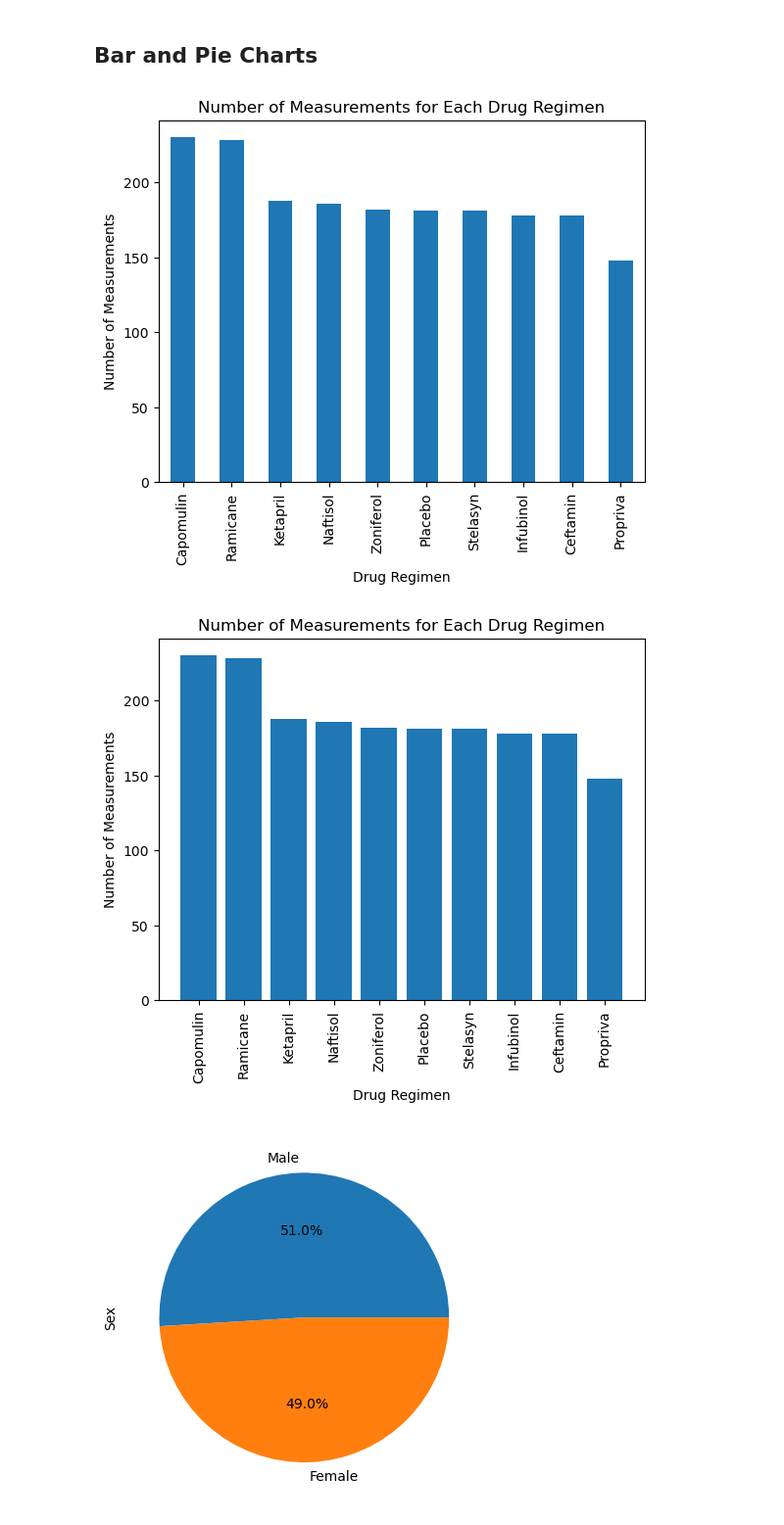
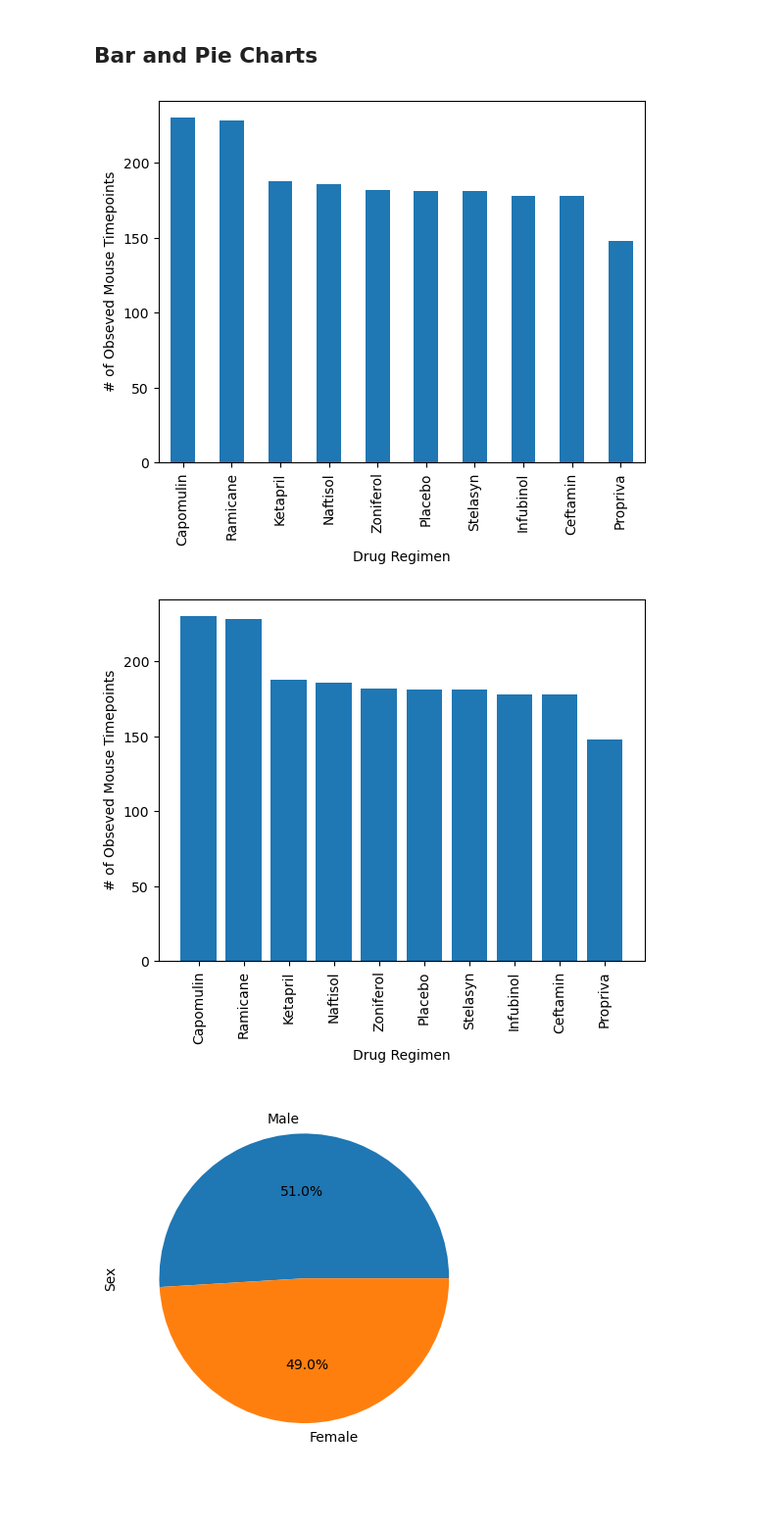
Before and after one commit to Amirgol00/matplotlib_challlenge, a Jupyter notebook: pymaceuticals_code.ipynb, the cells around one changed output. Shown at 98% size. Cells and saved outputs as stored; diff of their text form; code cells hidden in the pictures; blank space fills up the shorter version.

```diff
--- a/pymaceuticals_code.ipynb
+++ b/pymaceuticals_code.ipynb
@@ -150,23 +150,21 @@ summary_stats_advanced
 # %%
 # Generate a bar plot showing the total number of rows (Mouse ID/Timepoints) for each drug regimen using Pandas.
 measurement_count = clean_data['Drug Regimen'].value_counts()
 measurement_count.plot(kind='bar')
 plt.xlabel('Drug Regimen')
-plt.ylabel('Number of Measurements')
-plt.title('Number of Measurements for Each Drug Regimen')
+plt.ylabel('# of Obseved Mouse Timepoints')
 plt.show()
 # %% [output]
-[figure, old version]
+[figure, new version]
 # %%
 # Generate a bar plot showing the total number of rows (Mouse ID/Timepoints) for each drug regimen using pyplot.
 plt.bar(measurement_count.index, measurement_count.values)
 plt.xlabel('Drug Regimen')
-plt.ylabel('Number of Measurements')
-plt.title('Number of Measurements for Each Drug Regimen')
+plt.ylabel('# of Obseved Mouse Timepoints')
 plt.xticks(rotation=90)
 plt.show()
 # %% [output]
-[figure, old version]
+[figure, new version]
 # %%
 # Counting the number of female and male mice
 gender_distribution = clean_data['Sex'].value_counts()
```
Also changed, not shown: 2 other files.
